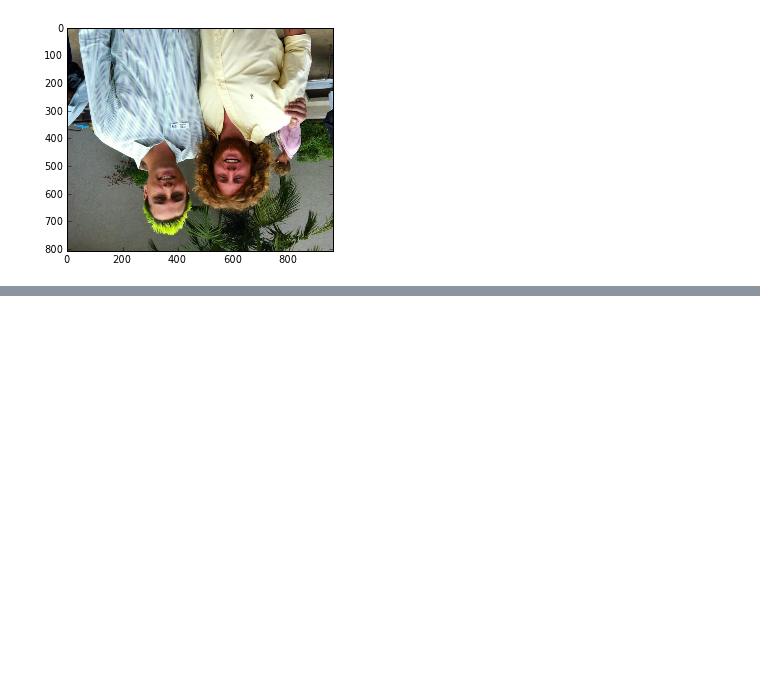
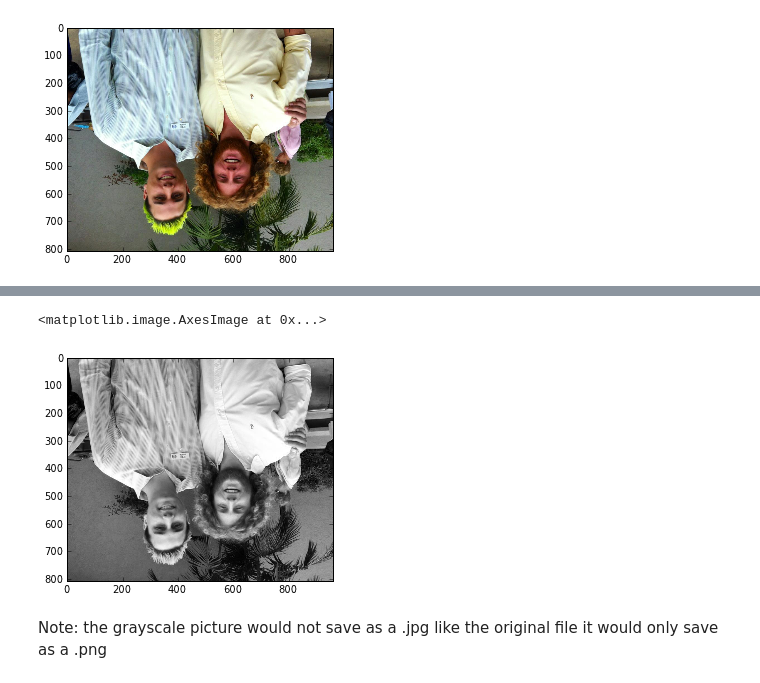
Before and after one commit to bhnorris/PHYS202-S13, a Jupyter notebook: Week3/numpyEx1.ipynb, the cells around one changed output, grey strips where cells are left out. Saved outputs shown, nothing was run; the diff lists cells and outputs as text; code cells hidden in the pictures; blank space fills up the shorter version.

```diff
--- a/Week3/numpyEx1.ipynb
+++ b/Week3/numpyEx1.ipynb
@@ -213,0 +236,7 @@ imshow(img)
+# %%
+imshow(imread('540016_10200355923254950_918495044_n_1color.png'))
+# %% [output]
+<matplotlib.image.AxesImage at 0x...>
+[figure, added]
+# %% [markdown]
+Note: the grayscale picture would not save as a .jpg like the original file it would only save as a .png
```
Also changed, not shown: parts of 6 cells of this notebook, 4 other files.
